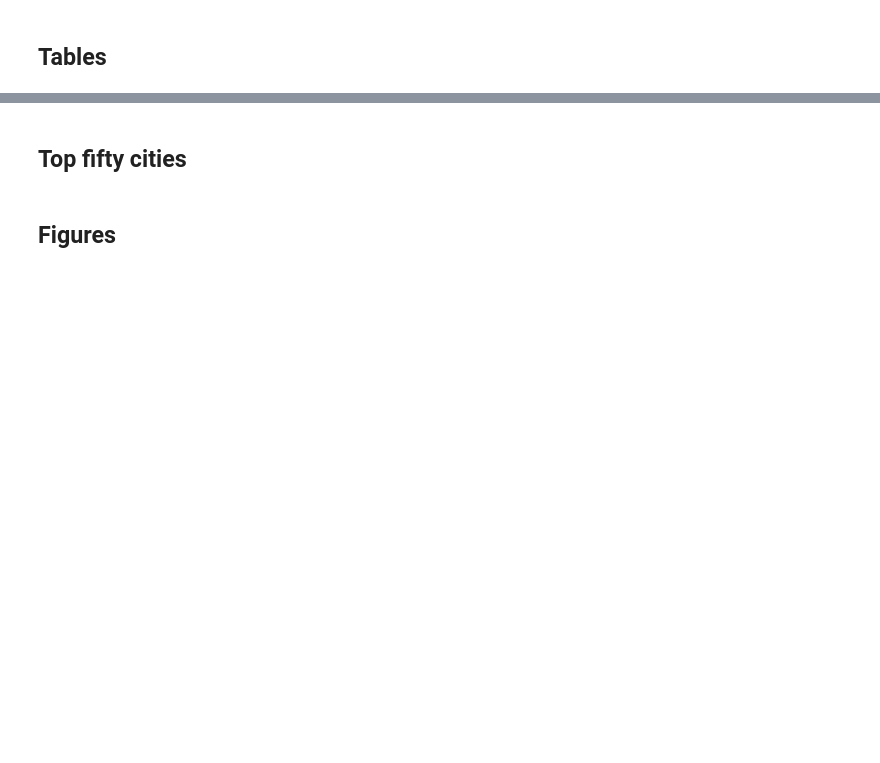
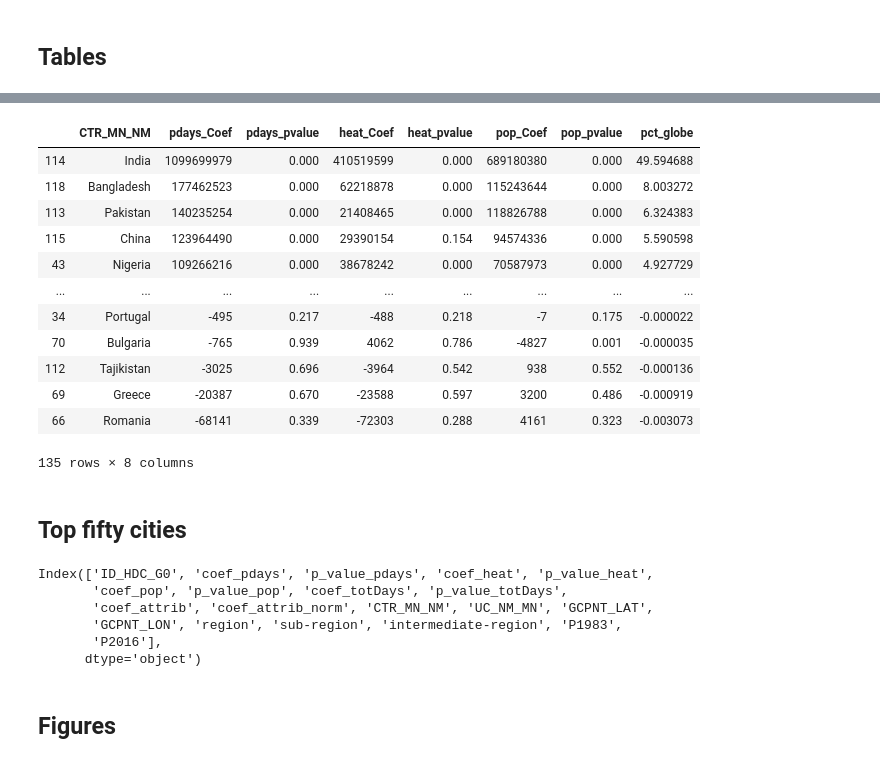
Before and after one commit to ecohydro/GlobalUrbanHeat, a Jupyter notebook: Notebooks/cpt_MS_supplement.ipynb, the cells around one changed output, grey strips where cells are left out. Saved outputs shown, nothing was run; the diff lists cells and outputs as text; code cells hidden in the pictures; blank space fills up the shorter version.

```diff
--- a/Notebooks/cpt_MS_supplement.ipynb
+++ b/Notebooks/cpt_MS_supplement.ipynb
@@ -347,6 +427,32 @@ df.to_csv(DATA_IN+fn_out)
+# %%
+#### check
+df.sort_values('pct_globe', ascending = False)
+# %% [output]
+|  | CTR_MN_NM | pdays_Coef | pdays_pvalue | heat_Coef | heat_pvalue | pop_Coef | pop_pvalue | pct_globe |
+| 114 | India | 1099699979 | 0.000 | 410519599 | 0.000 | 689180380 | 0.000 | 49.594688 |
+| 118 | Bangladesh | 177462523 | 0.000 | 62218878 | 0.000 | 115243644 | 0.000 | 8.003272 |
+| 113 | Pakistan | 140235254 | 0.000 | 21408465 | 0.000 | 118826788 | 0.000 | 6.324383 |
+| 115 | China | 123964490 | 0.000 | 29390154 | 0.154 | 94574336 | 0.000 | 5.590598 |
+| 43 | Nigeria | 109266216 | 0.000 | 38678242 | 0.000 | 70587973 | 0.000 | 4.927729 |
+| ... | ... | ... | ... | ... | ... | ... | ... | ... |
+| 34 | Portugal | -495 | 0.217 | -488 | 0.218 | -7 | 0.175 | -0.000022 |
+| 70 | Bulgaria | -765 | 0.939 | 4062 | 0.786 | -4827 | 0.001 | -0.000035 |
+| 112 | Tajikistan | -3025 | 0.696 | -3964 | 0.542 | 938 | 0.552 | -0.000136 |
+| 69 | Greece | -20387 | 0.670 | -23588 | 0.597 | 3200 | 0.486 | -0.000919 |
+| 66 | Romania | -68141 | 0.339 | -72303 | 0.288 | 4161 | 0.323 | -0.003073 |
+135 rows × 8 columns
 # %% [markdown]
 ## Top fifty cities
 # %%
 #### Top fifty cities
 cities = pd.read_json(DATA_IN+'/processed/PNAS-DATA-v2/WBGT32_1D_TREND_EXP05.json', orient = 'split')
+# %%
+cities.columns
+# %% [output]
+Index(['ID_HDC_G0', 'coef_pdays', 'p_value_pdays', 'coef_heat', 'p_value_heat',
+       'coef_pop', 'p_value_pop', 'coef_totDays', 'p_value_totDays',
+       'coef_attrib', 'coef_attrib_norm', 'CTR_MN_NM', 'UC_NM_MN', 'GCPNT_LAT',
+       'GCPNT_LON', 'region', 'sub-region', 'intermediate-region', 'P1983',
+       'P2016'],
+      dtype='object')
 # %%
```
Also changed, not shown: parts of 18 cells of this notebook, 7 other files.
